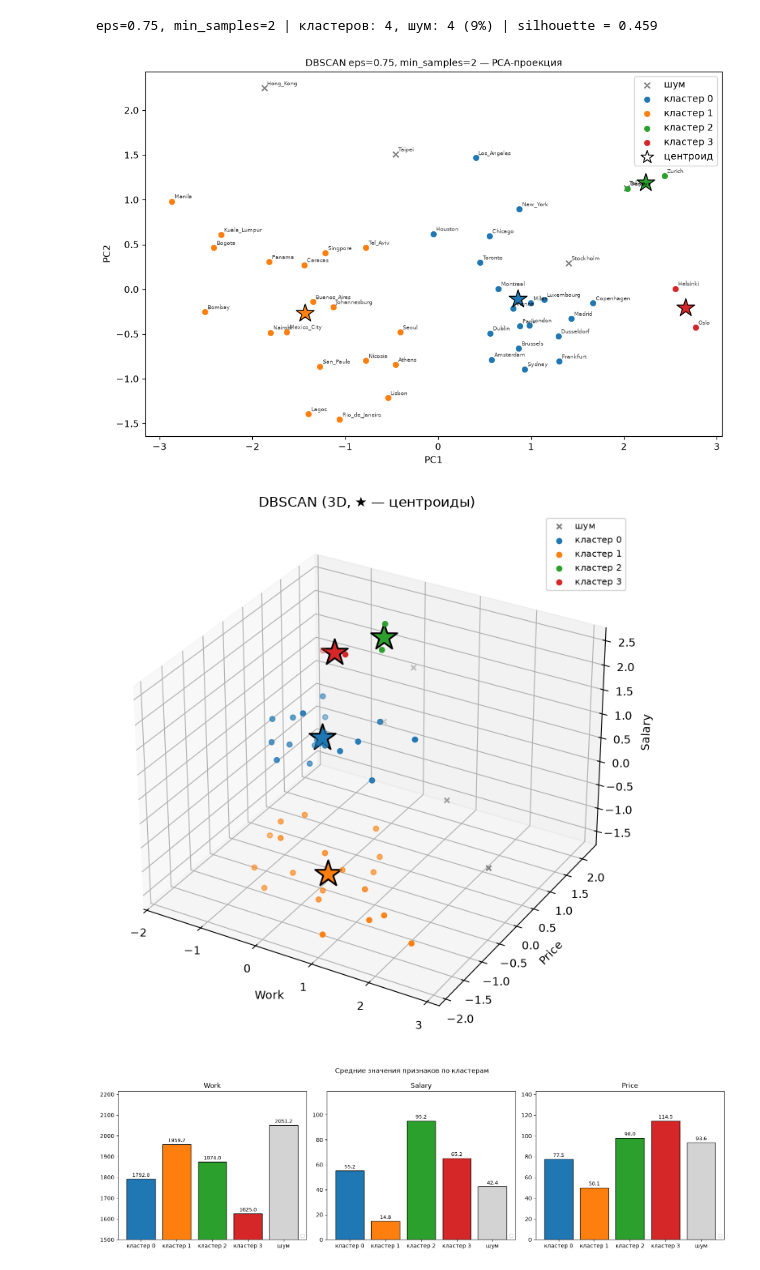
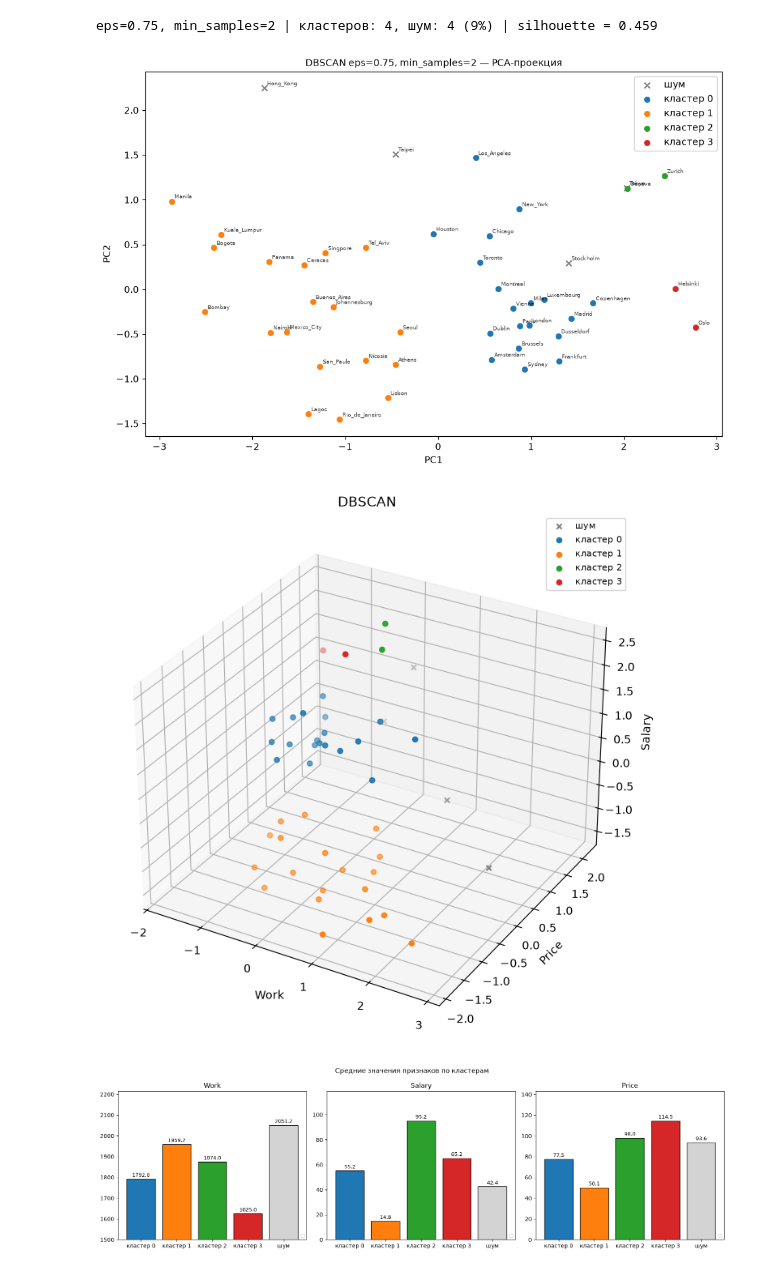
Before and after one commit to TyukovDanya/Analytics_Python_2026, a Jupyter notebook: cities_clustering_lab3.ipynb, the cells around one changed output. Drawn from its saved outputs; the diff is of its cells as text; code cells hidden in the pictures.

Commit message:
edit plots

```diff
--- a/cities_clustering_lab3.ipynb
+++ b/cities_clustering_lab3.ipynb
@@ -163,12 +163,6 @@ def plot_clusters_2d(ax, X2, labels, centers2=None, title="", cities=None):
             ax.scatter(X2[m, 0], X2[m, 1], color=CMAP(l % 10),
                        linewidth=0.5, label=f"кластер {l}")
 
-    if centers2 is not None and len(centers2):
-        ids = [l for l in sorted(set(labels)) if l != -1]
-        for l, c in zip(ids, centers2):
-            ax.scatter(c[0], c[1], marker="*", s=400, color=CMAP(l % 10),
-                       edgecolor="black")
-        ax.scatter([], [], marker="*", s=200, c="white", edgecolor="black", label="центроид")
 
     for (x, y), name in zip(X2, cities):
             ax.annotate(name, (x, y), fontsize=6, alpha=0.75, xytext=(3, 3), textcoords="offset points")
@@ -186,8 +180,6 @@ def plot_3d(labels, centers_orig, title):
         else:
             ax.scatter(*X[m].T, color=CMAP(l % 10), label=f"кластер {l}")
     ids = [l for l in sorted(set(labels)) if l != -1]
-    for l, c in zip(ids, centers_orig):
-        ax.scatter(*c, marker="*", s=600, color=CMAP(l % 10), edgecolor="black", linewidth=1.5)
     ax.set_xlabel("Work"); ax.set_ylabel("Price"); ax.set_zlabel("Salary")
     ax.set_title(title); ax.legend(fontsize=8)
     plt.tight_layout(); plt.show()
@@ -280,17 +272,17 @@ eps=0.75, min_samples=2 | кластеров: 4, шум: 4 (9%) | silhouette = 0
 # %%
 fig, ax = plt.subplots(figsize=(11, 7))
 ids_s, cen_s = cluster_centers(X_scaled, labels)
 plot_clusters_2d(ax, X_pca, labels, pca.transform(cen_s),
                  title=f"DBSCAN eps={EPS}, min_samples={MS} — PCA-проекция",
                  cities=df["City"].values)
 ax.set_xlabel(f"PC1")
 ax.set_ylabel(f"PC2")
 ax.legend(); plt.show()
 
-plot_3d(labels, centers_orig, f"DBSCAN (3D, ★ — центроиды)")
+plot_3d(labels, centers_orig, f"DBSCAN")
 # %% [output]
-[figure, old version]
+[figure, new version]
-[figure, old version]
+[figure, new version]
 # %%
 groups = list(ids) + [-1]
 names = [f"кластер {c}" for c in ids] + ["шум"]
```
Also changed, not shown: parts of 3 cells of this notebook.
